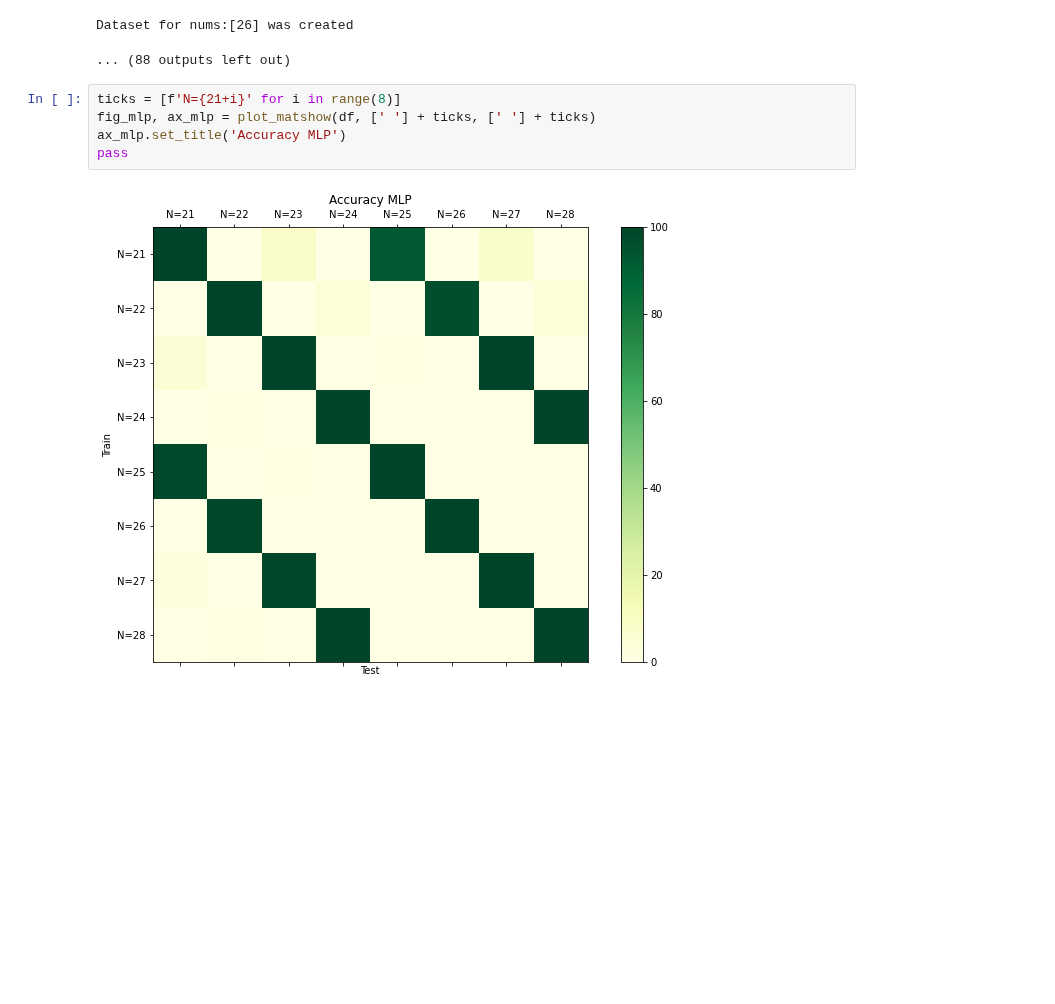
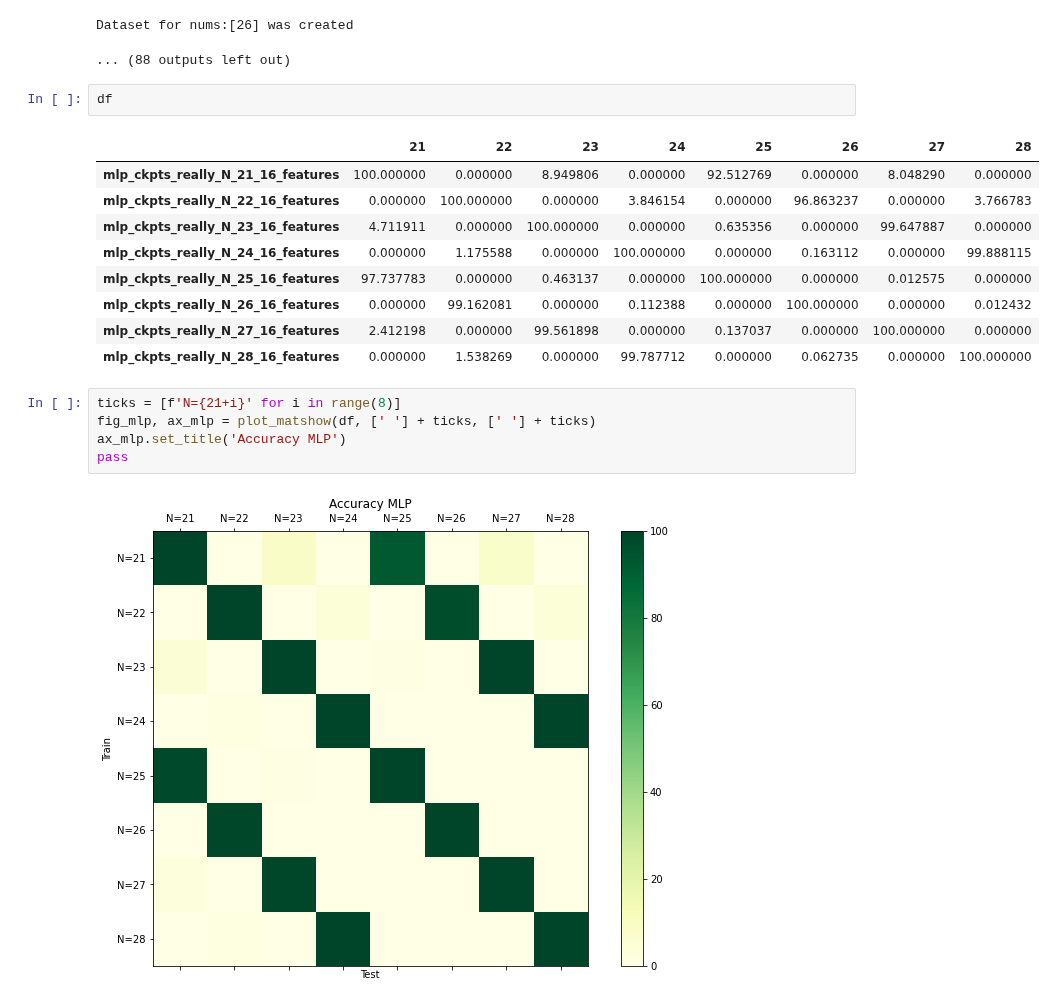
Before and after one commit to alexeyhorkin/ml_dl_with_topology_data, a Jupyter notebook: notebooks/dl/MLP_light_really_different_N.ipynb, the cells around one changed output. Cells and saved outputs as stored; diff of their text form; blank space fills up the shorter version.

```diff
--- a/notebooks/dl/MLP_light_really_different_N.ipynb
+++ b/notebooks/dl/MLP_light_really_different_N.ipynb
@@ -214,6 +214,18 @@ Dataset for nums:[25] was created
 [ Using Seed :  42  ]
 Dataset for nums:[26] was created
 ... (88 outputs left out)
+# %%
+df
+# %% [output]
+|  | 21 | 22 | 23 | 24 | 25 | 26 | 27 | 28 |
+| mlp_ckpts_really_N_21_16_features | 100.000000 | 0.000000 | 8.949806 | 0.000000 | 92.512769 | 0.000000 | 8.048290 | 0.000000 |
+| mlp_ckpts_really_N_22_16_features | 0.000000 | 100.000000 | 0.000000 | 3.846154 | 0.000000 | 96.863237 | 0.000000 | 3.766783 |
+| mlp_ckpts_really_N_23_16_features | 4.711911 | 0.000000 | 100.000000 | 0.000000 | 0.635356 | 0.000000 | 99.647887 | 0.000000 |
+| mlp_ckpts_really_N_24_16_features | 0.000000 | 1.175588 | 0.000000 | 100.000000 | 0.000000 | 0.163112 | 0.000000 | 99.888115 |
+| mlp_ckpts_really_N_25_16_features | 97.737783 | 0.000000 | 0.463137 | 0.000000 | 100.000000 | 0.000000 | 0.012575 | 0.000000 |
+| mlp_ckpts_really_N_26_16_features | 0.000000 | 99.162081 | 0.000000 | 0.112388 | 0.000000 | 100.000000 | 0.000000 | 0.012432 |
+| mlp_ckpts_really_N_27_16_features | 2.412198 | 0.000000 | 99.561898 | 0.000000 | 0.137037 | 0.000000 | 100.000000 | 0.000000 |
+| mlp_ckpts_really_N_28_16_features | 0.000000 | 1.538269 | 0.000000 | 99.787712 | 0.000000 | 0.062735 | 0.000000 | 100.000000 |
 # %%
 ticks = [f'N={21+i}' for i in range(8)]
 fig_mlp, ax_mlp = plot_matshow(df, [' '] + ticks, [' '] + ticks)
```
Also changed, not shown: parts of 24 cells of this notebook.
